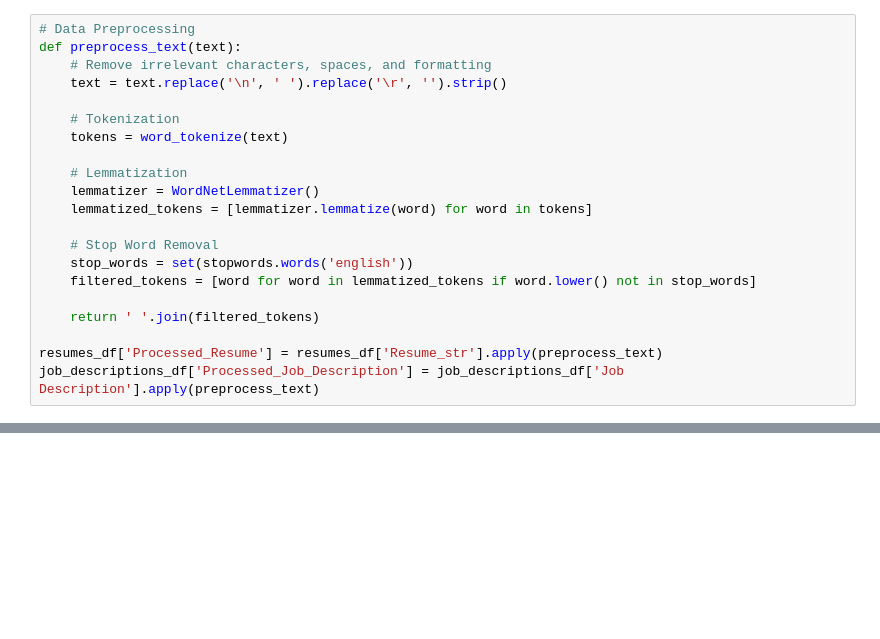
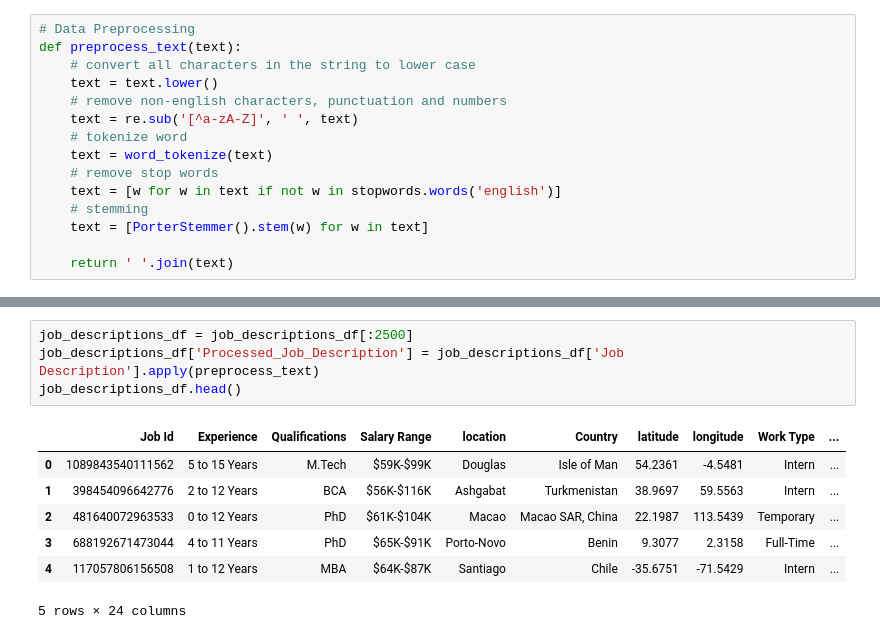
Before and after one commit to Barneyyyyyy/AI-Driven-Skill-Matching-for-Job-Descriptions-project, a Jupyter notebook: dataCleaning.ipynb, the cells around one changed output, grey strips where cells are left out. Cells and saved outputs as stored; diff of their text form; blank space fills up the shorter version.

```diff
--- a/dataCleaning.ipynb
+++ b/dataCleaning.ipynb
@@ -30,22 +31,16 @@ resumes_df = pd.read_csv("./data/Resume/Resume.csv")
 job_descriptions_df = pd.read_csv("./data/job_descriptions.csv")
-# %%
-# Data Preprocessing
-def preprocess_text(text):
-    # Remove irrelevant characters, spaces, and formatting
-    text = text.replace('\n', ' ').replace('\r', '').strip()
-
-    # Tokenization
-    tokens = word_tokenize(text)
-
-    # Lemmatization
-    lemmatizer = WordNetLemmatizer()
-    lemmatized_tokens = [lemmatizer.lemmatize(word) for word in tokens]
-
-    # Stop Word Removal
-    stop_words = set(stopwords.words('english'))
-    filtered_tokens = [word for word in lemmatized_tokens if word.lower() not in stop_words]
-
-    return ' '.join(filtered_tokens)
-
-resumes_df['Processed_Resume'] = resumes_df['Resume_str'].apply(preprocess_text)
-job_descriptions_df['Processed_Job_Description'] = job_descriptions_df['Job Description'].apply(preprocess_text)
+# %%
+# Data Preprocessing
+def preprocess_text(text):
+    # convert all characters in the string to lower case
+    text = text.lower()
+    # remove non-english characters, punctuation and numbers
+    text = re.sub('[^a-zA-Z]', ' ', text)
+    # tokenize word
+    text = word_tokenize(text)
+    # remove stop words
+    text = [w for w in text if not w in stopwords.words('english')]
+    # stemming
+    text = [PorterStemmer().stem(w) for w in text]
+
+    return ' '.join(text)
@@ -51,0 +83,12 @@ job_descriptions_df['Processed_Job_Description'] = job_descriptions_df['Job Desc
+# %%
+job_descriptions_df = job_descriptions_df[:2500]
+job_descriptions_df['Processed_Job_Description'] = job_descriptions_df['Job Description'].apply(preprocess_text)
+job_descriptions_df.head()
+# %% [output]
+|  | Job Id | Experience | Qualifications | Salary Range | location | Country | latitude | longitude | Work Type | ... |
+| 0 | 1089843540111562 | 5 to 15 Years | M.Tech | $59K-$99K | Douglas | Isle of Man | 54.2361 | -4.5481 | Intern | ... |
+| 1 | 398454096642776 | 2 to 12 Years | BCA | $56K-$116K | Ashgabat | Turkmenistan | 38.9697 | 59.5563 | Intern | ... |
+| 2 | 481640072963533 | 0 to 12 Years | PhD | $61K-$104K | Macao | Macao SAR, China | 22.1987 | 113.5439 | Temporary | ... |
+| 3 | 688192671473044 | 4 to 11 Years | PhD | $65K-$91K | Porto-Novo | Benin | 9.3077 | 2.3158 | Full-Time | ... |
+| 4 | 117057806156508 | 1 to 12 Years | MBA | $64K-$87K | Santiago | Chile | -35.6751 | -71.5429 | Intern | ... |
+5 rows × 24 columns
```
Also changed, not shown: parts of 10 cells of this notebook, 4 other files.
